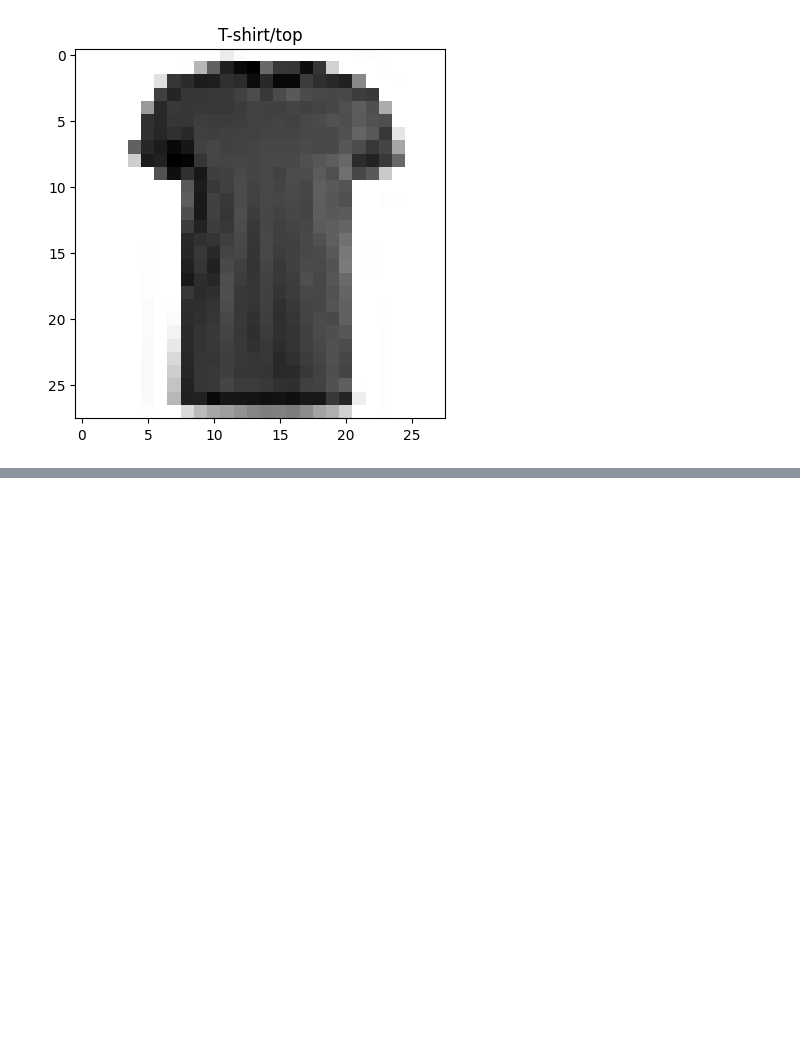
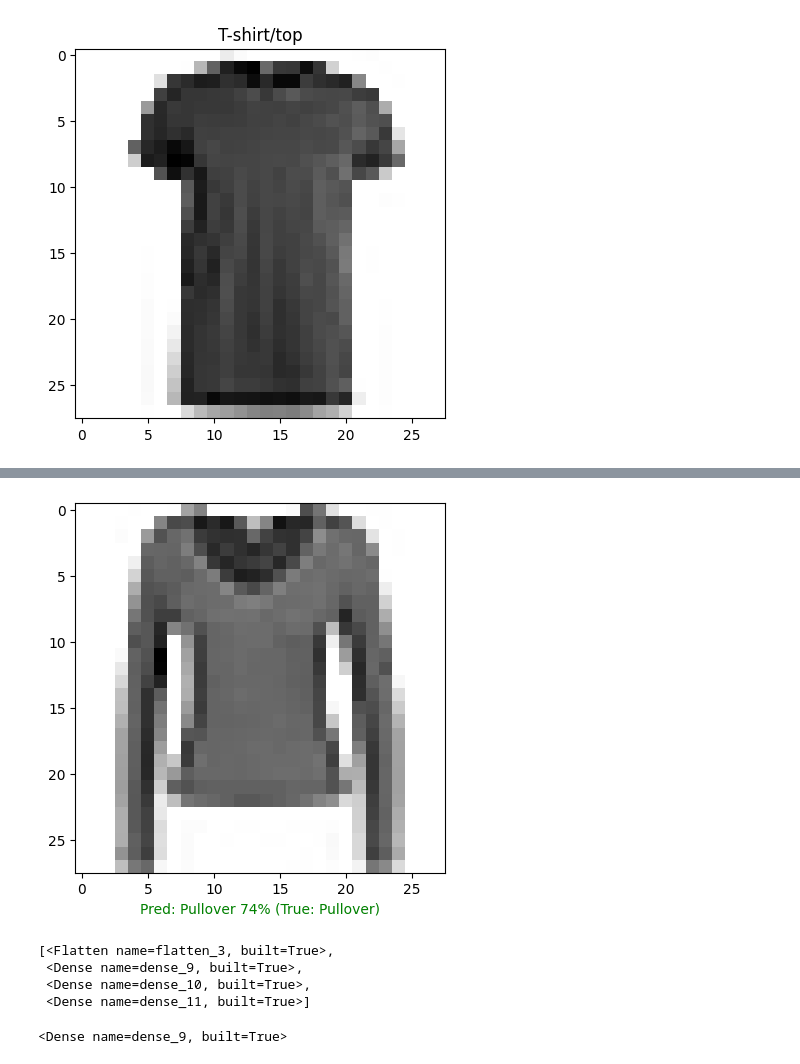
Before and after one commit to hubixr/Tensorflow, a Jupyter notebook: nn_classification/02_nn_classification.ipynb, the cells around one changed output, grey strips where cells are left out. Saved outputs shown, nothing was run; the diff lists cells and outputs as text; code cells hidden in the pictures; blank space fills up the shorter version.

```diff
--- a/nn_classification/02_nn_classification.ipynb
+++ b/nn_classification/02_nn_classification.ipynb
@@ -1329,0 +1490,7 @@ plt.title("Finding the ideal learning rate");
+# %%
+# Check out a random image as well as its prediction
+plot_random_image(model=model_14,
+                  images=test_data,
+                  true_labels=test_labels,
+                  classes=class_names)
+# %% [output]
@@ -1329,0 +1498,14 @@ plt.title("Finding the ideal learning rate");
+[figure, added]
+# %%
+# Find the layers of our most recent model
+model_14.layers
+# %% [output]
+[<Flatten name=flatten_3, built=True>,
+ <Dense name=dense_9, built=True>,
+ <Dense name=dense_10, built=True>,
+ <Dense name=dense_11, built=True>]
+# %%
+# Extract a particular layer
+model_14.layers[1]
+# %% [output]
+<Dense name=dense_9, built=True>
```
Also changed, not shown: parts of 24 cells of this notebook.
